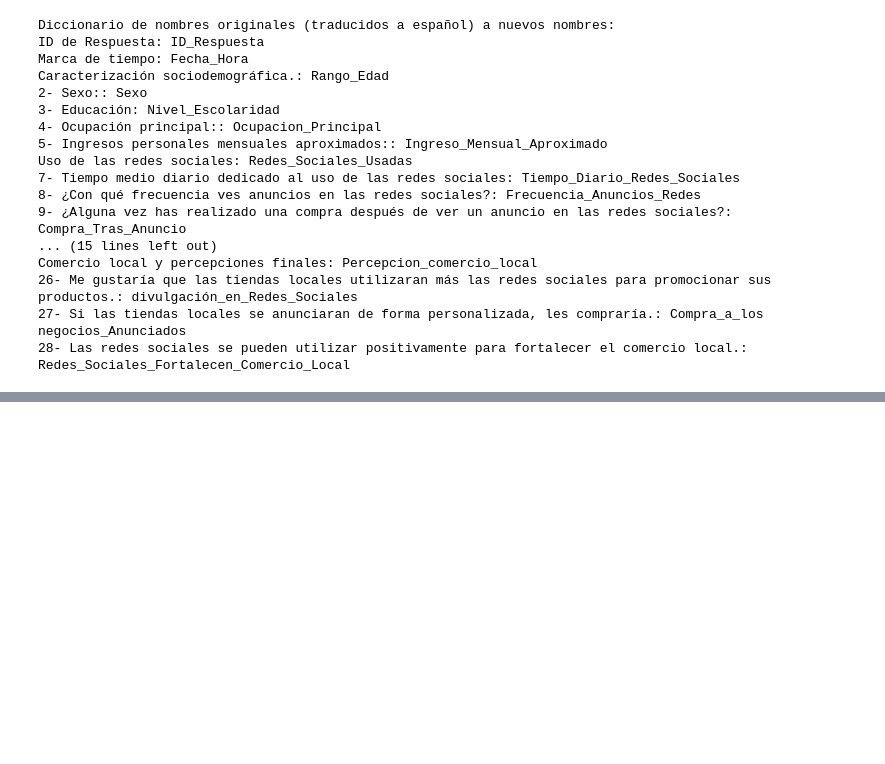
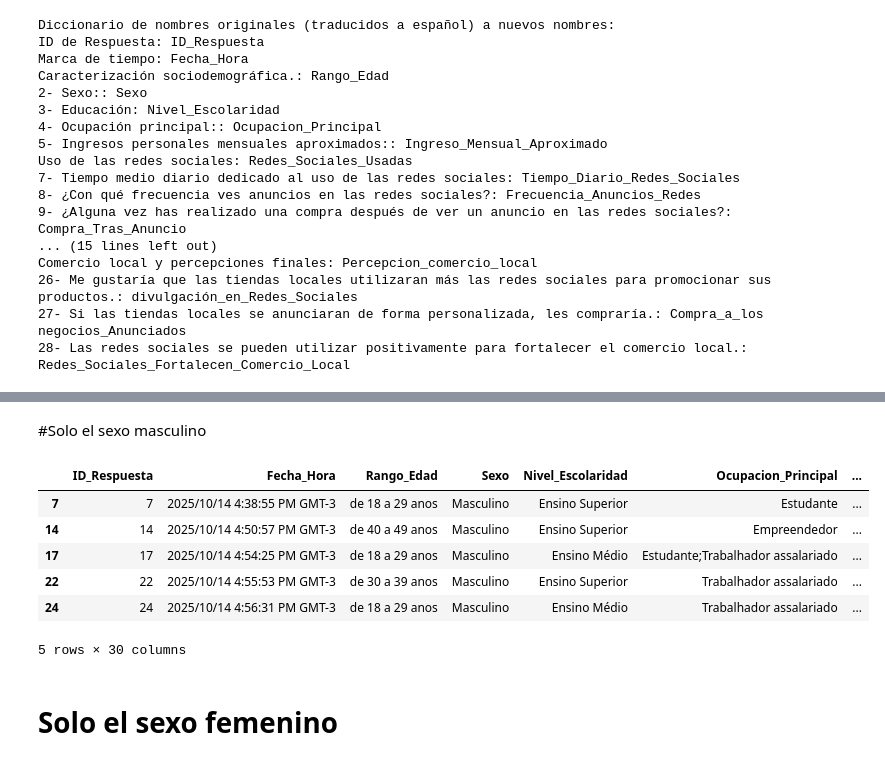
Before and after one commit to jenniferrodriguezm23-prog/redessociales, a Jupyter notebook: AnalisisRedesSociales.ipynb, the cells around one changed output, grey strips where cells are left out. Drawn from its saved outputs; the diff is of its cells as text; code cells hidden in the pictures; blank space fills up the shorter version.

```diff
--- a/AnalisisRedesSociales.ipynb
+++ b/AnalisisRedesSociales.ipynb
@@ -319 +313,16 @@ Index(['Carimbo de data/hora', 'Caracterização Sociodemográficas.', '2- Sexo:
       dtype='object')
+# %% [markdown]
+#Solo el sexo masculino
+# %%
+df_masculino = df_redesSociales[df_redesSociales['Sexo'] == 'Masculino']
+display(df_masculino.head())
+# %% [output]
+|  | ID_Respuesta | Fecha_Hora | Rango_Edad | Sexo | Nivel_Escolaridad | Ocupacion_Principal | ... |
+| 7 | 7 | 2025/10/14 4:38:55 PM GMT-3 | de 18 a 29 anos | Masculino | Ensino Superior | Estudante | ... |
+| 14 | 14 | 2025/10/14 4:50:57 PM GMT-3 | de 40 a 49 anos | Masculino | Ensino Superior | Empreendedor | ... |
+| 17 | 17 | 2025/10/14 4:54:25 PM GMT-3 | de 18 a 29 anos | Masculino | Ensino Médio | Estudante;Trabalhador assalariado | ... |
+| 22 | 22 | 2025/10/14 4:55:53 PM GMT-3 | de 30 a 39 anos | Masculino | Ensino Superior | Trabalhador assalariado | ... |
+| 24 | 24 | 2025/10/14 4:56:31 PM GMT-3 | de 18 a 29 anos | Masculino | Ensino Médio | Trabalhador assalariado | ... |
+5 rows × 30 columns
+# %% [markdown]
+# Solo el sexo femenino
```
Also changed, not shown: parts of 11 cells of this notebook.
